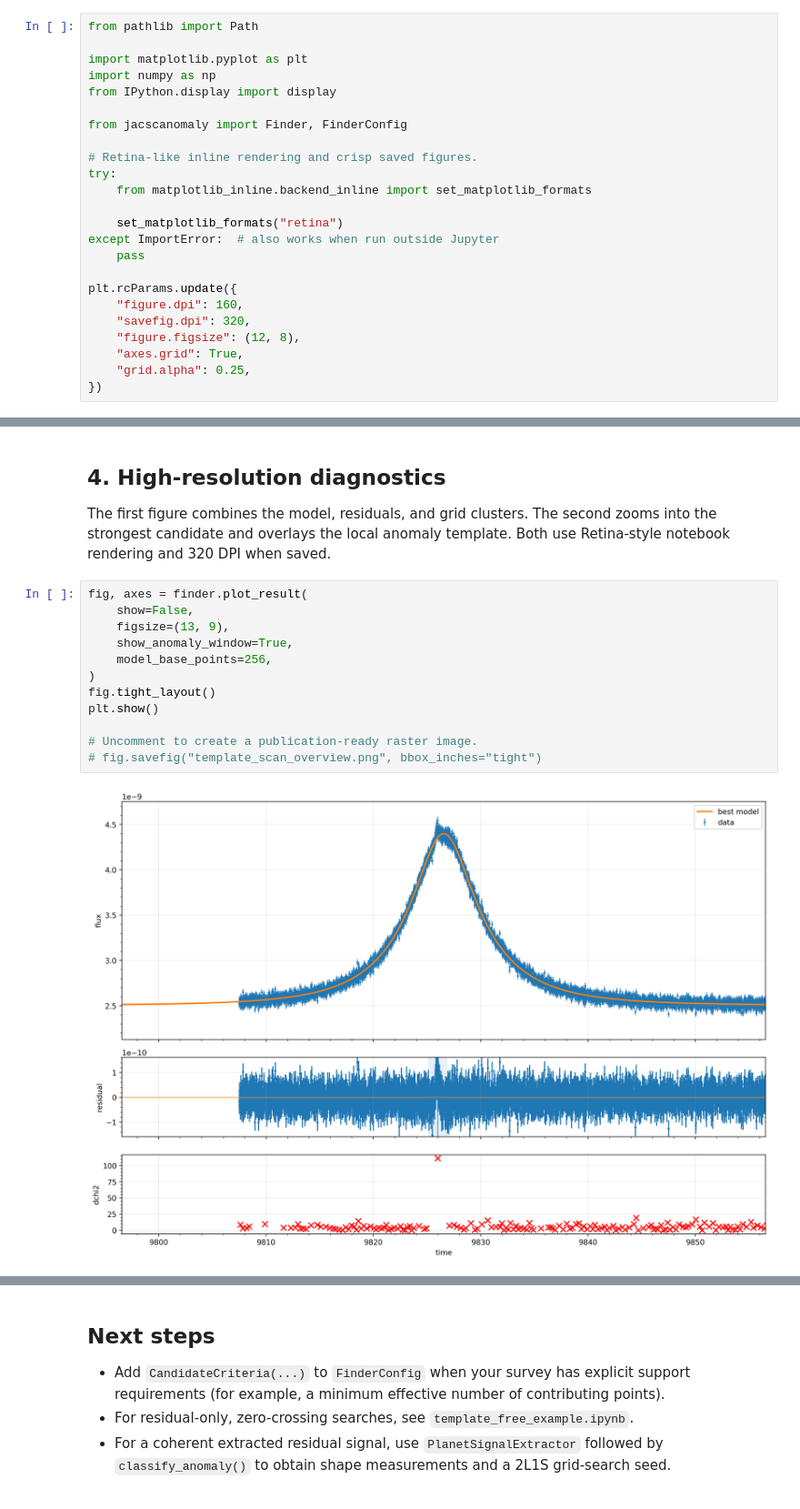
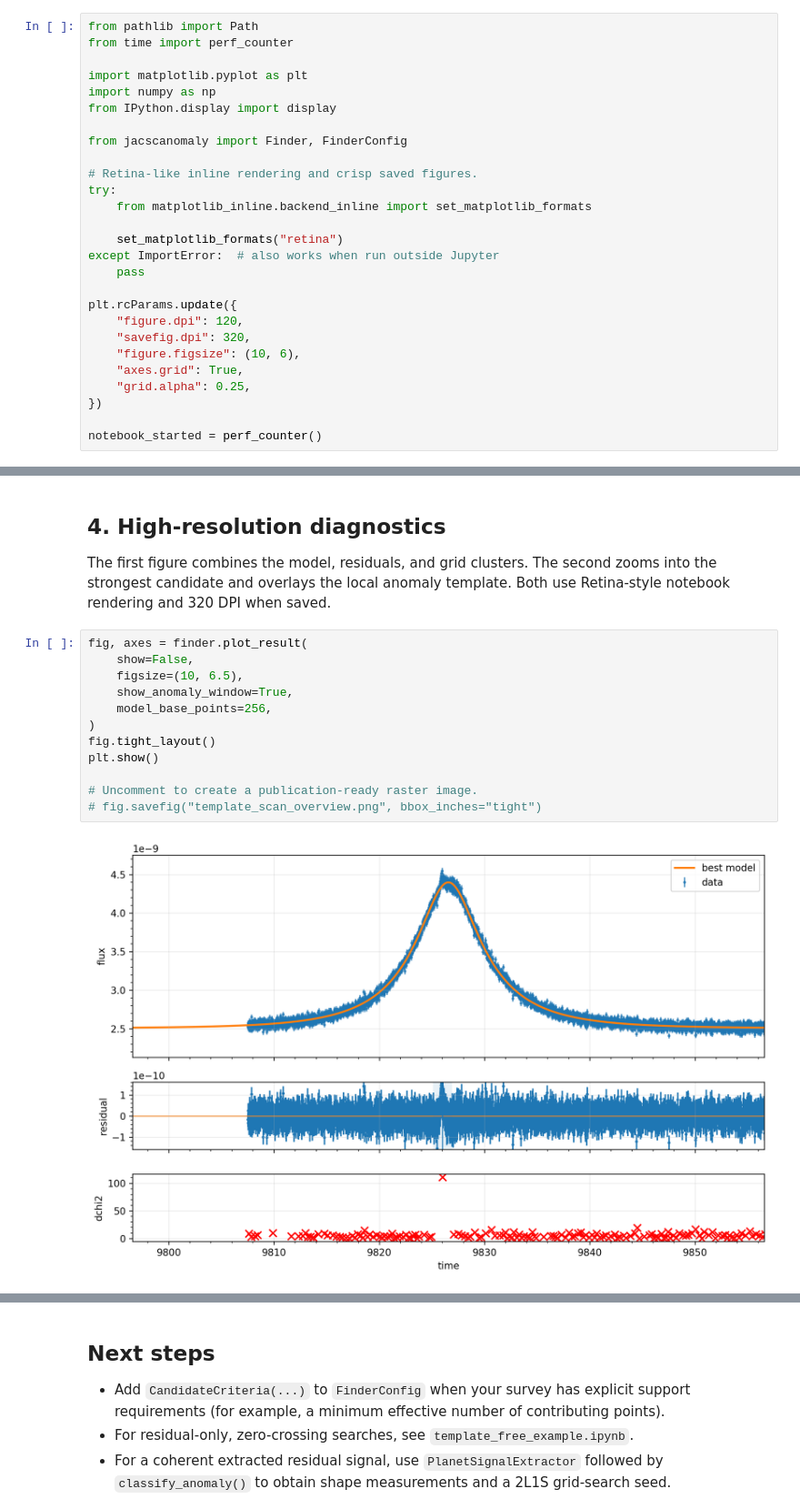
Before and after one commit to NunotaKansuke/jacscanomaly, a Jupyter notebook: example/template_scan_example.ipynb, the cells around one changed output, grey strips where cells are left out. Shown at 91% size. Cells and saved outputs as stored; diff of their text form.

Commit message:
Compact notebook plots and report timing

```diff
--- a/example/template_scan_example.ipynb
+++ b/example/template_scan_example.ipynb
@@ -6,6 +6,7 @@ This notebook runs the current standard workflow: automatic PSPL initialization,
 The default backend is C++; it is set explicitly below to make the execution path reproducible.
 # %%
 from pathlib import Path
+from time import perf_counter
 
 import matplotlib.pyplot as plt
 import numpy as np
@@ -22,12 +23,14 @@ except ImportError:  # also works when run outside Jupyter
     pass
 
 plt.rcParams.update({
-    "figure.dpi": 160,
+    "figure.dpi": 120,
     "savefig.dpi": 320,
-    "figure.figsize": (12, 8),
+    "figure.figsize": (10, 6),
     "axes.grid": True,
     "grid.alpha": 0.25,
 })
+
+notebook_started = perf_counter()
 # %% [markdown]
 ## 1. Load a light curve
 
@@ -116,17 +119,17 @@ The first figure combines the model, residuals, and grid clusters. The second zo
 # %%
 fig, axes = finder.plot_result(
     show=False,
-    figsize=(13, 9),
+    figsize=(10, 6.5),
     show_anomaly_window=True,
     model_base_points=256,
 )
 fig.tight_layout()
 plt.show()
 
 # Uncomment to create a publication-ready raster image.
 # fig.savefig("template_scan_overview.png", bbox_inches="tight")
 # %% [output]
-[figure, old version]
+[figure, new version]
 # %%
 if result.best is not None:
     fig, ax = finder.plot_anomaly_window(show=False, a=7.0)
```
Also changed, not shown: parts of 2 cells of this notebook.
